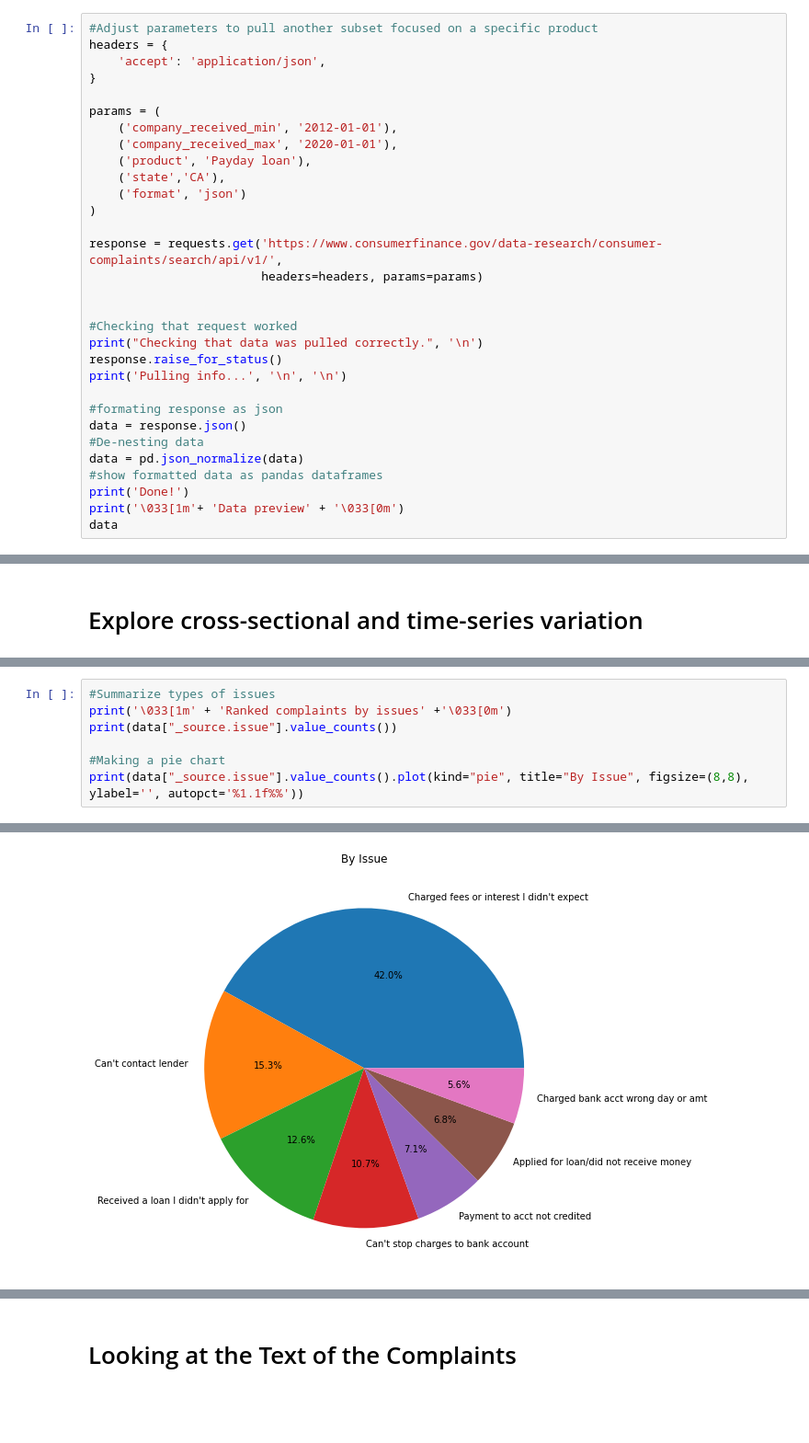
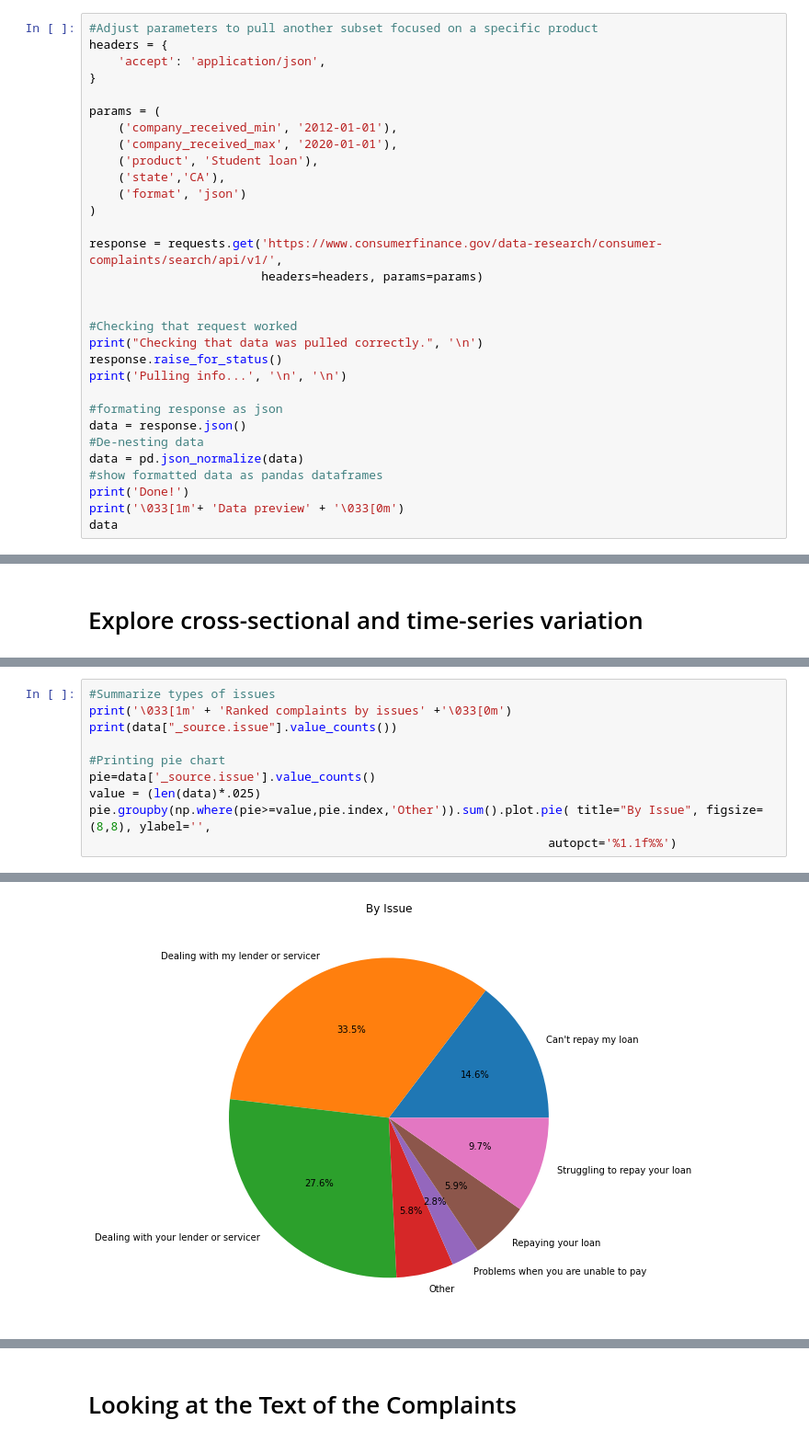
Before and after one commit to lpugachev/FinTechDemo, a Jupyter notebook: Python-Demo.ipynb, the cells around one changed output, grey strips where cells are left out. Shown at 92% size. Cells and saved outputs as stored; diff of their text form; blank space fills up the shorter version.

Commit message:
Adding other category to pie chart

```diff
--- a/Python-Demo.ipynb
+++ b/Python-Demo.ipynb
@@ -95,7 +95,7 @@ headers = {
 params = (
     ('company_received_min', '2012-01-01'),
     ('company_received_max', '2020-01-01'),
-    ('product', 'Payday loan'),
+    ('product', 'Student loan'),
     ('state','CA'),
     ('format', 'json')
 )
@@ -166,7 +166,10 @@ AxesSubplot(0.125,0.125;0.775x0.755)
 print('\033[1m' + 'Ranked complaints by issues' +'\033[0m')
 print(data["_source.issue"].value_counts())
 
-#Making a pie chart
-print(data["_source.issue"].value_counts().plot(kind="pie", title="By Issue", figsize=(8,8), ylabel='', autopct='%1.1f%%'))
+#Printing pie chart
+pie=data['_source.issue'].value_counts()
+value = (len(data)*.025)
+pie.groupby(np.where(pie>=value,pie.index,'Other')).sum().plot.pie( title="By Issue", figsize=(8,8), ylabel='',
+                                                                autopct='%1.1f%%')
 # %% [output]
 Ranked complaints by issues
@@ -182,4 +191,4 @@ AxesSubplot(0.135,0.125;0.755x0.755)
-[figure, old version]
+[figure, new version]
 # %%
 #Summarize time series of complaints
 
```
Also changed, not shown: parts of 15 cells of this notebook.
